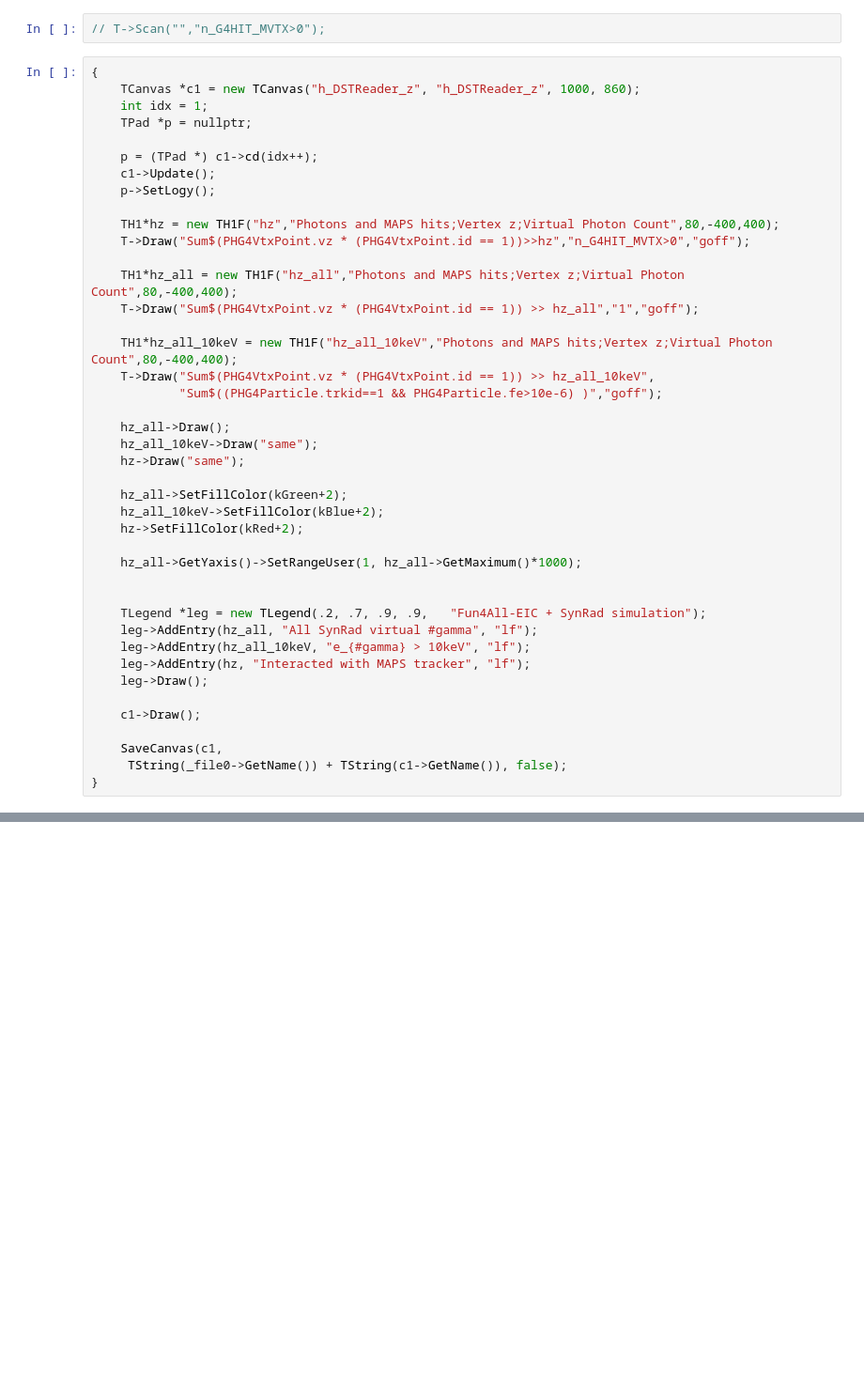
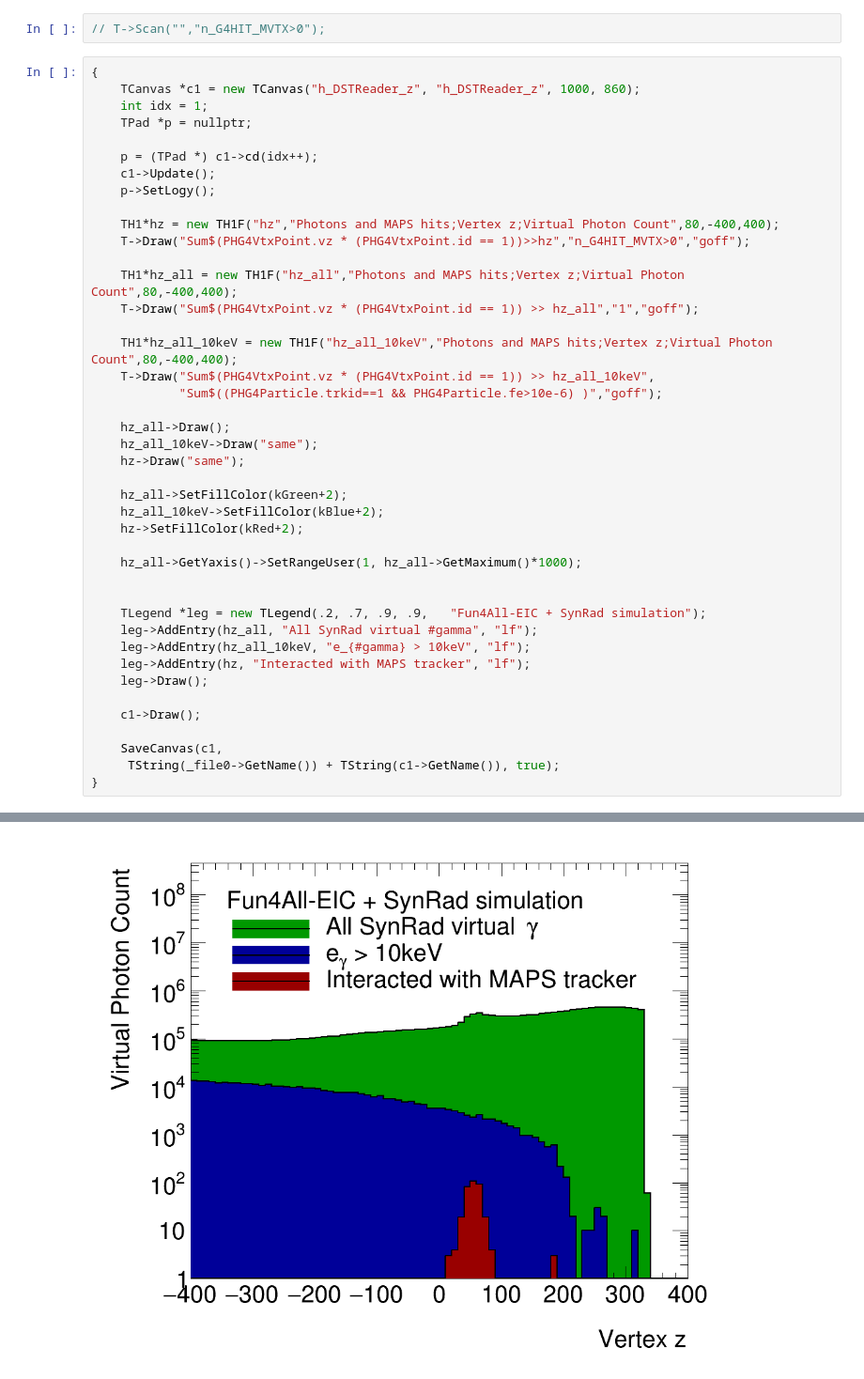
Before and after one commit to blackcathj/SynRad, a Jupyter notebook: DataCheckDSTReader.ipynb, the cells around one changed output, grey strips where cells are left out. Shown at 94% size. Drawn from its saved outputs; the diff is of its cells as text; blank space fills up the shorter version.

```diff
--- a/DataCheckDSTReader.ipynb
+++ b/DataCheckDSTReader.ipynb
@@ -96,5 +97,6 @@ T->Show(9005);
     c1->Draw();
 
     SaveCanvas(c1,
-     TString(_file0->GetName()) + TString(c1->GetName()), false);
+     TString(_file0->GetName()) + TString(c1->GetName()), true);
 }
+# %% [output]
@@ -100,0 +110 @@ T->Show(9005);
+[figure, added]
```
Also changed, not shown: parts of 5 cells of this notebook, 10 other files.
